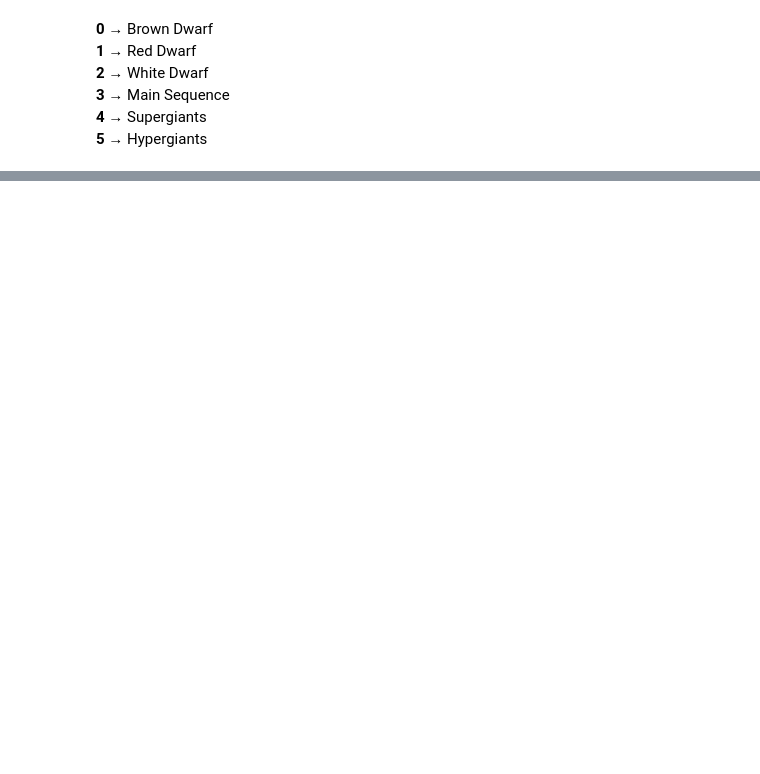
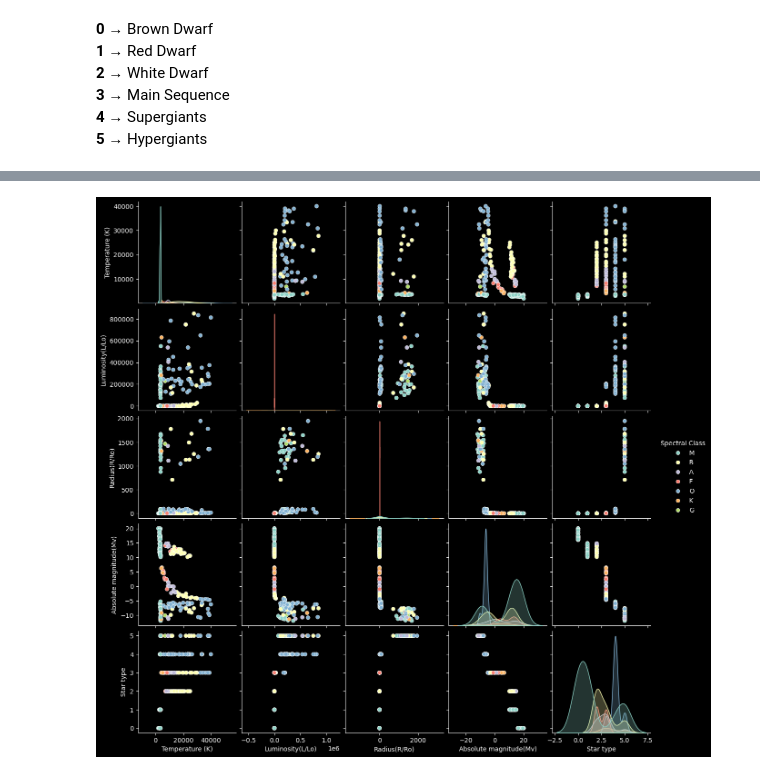
Before and after one commit to Michal-Radomski/Python-Data-Visualization, a Jupyter notebook: 05 Astronomy Research/01_visualization.ipynb, the cells around one changed output, grey strips where cells are left out. Saved outputs shown, nothing was run; the diff lists cells and outputs as text; code cells hidden in the pictures; blank space fills up the shorter version.

```diff
--- a/05 Astronomy Research/01_visualization.ipynb
+++ b/05 Astronomy Research/01_visualization.ipynb
@@ -158,0 +200,8 @@ plt.savefig(base_dir+'boxplot_star_type.png')
+# %%
+# Get a pairplot - scatter
+plt.style.use('dark_background')
+sns.pairplot(star_df, hue='Spectral Class')
+plt.savefig(base_dir+'pairplot.png')
+plt.show()
+# %% [output]
+[figure, added]
```
Also changed, not shown: parts of 3 cells of this notebook, 3 other files.
